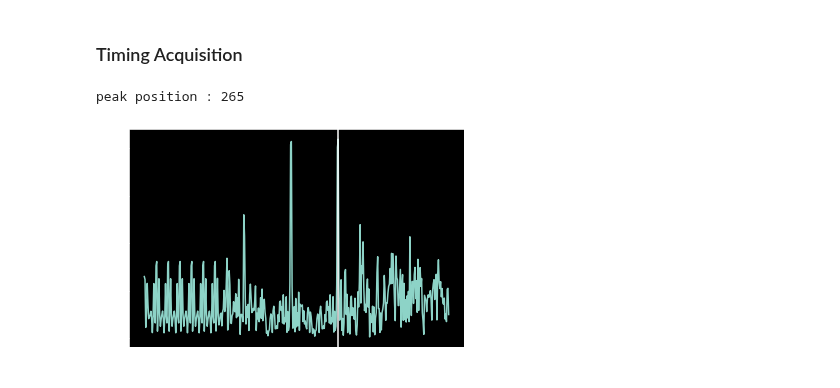
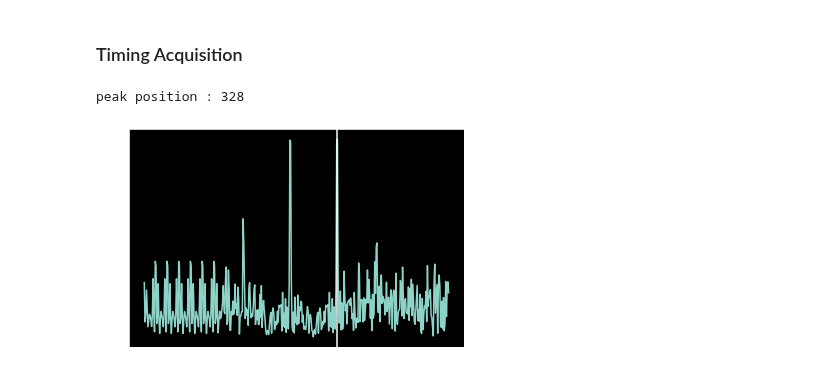
Before and after one commit to mohantyk/dsp_in_comm, a Jupyter notebook: chap6.ipynb, the cells around one changed output. Cells and saved outputs as stored; diff of their text form; code cells hidden in the pictures.

Commit message:
Add offsets to match book implementation

```diff
--- a/chap6.ipynb
+++ b/chap6.ipynb
@@ -385,13 +393,17 @@ long_train = long_training_sequence()
 long_training_symbol = long_train[32:32+64]
 L = np.sign(long_training_symbol.real)  + 1j*np.sign(long_training_symbol.imag)
 # %%
-cross_corr = abs( np.convolve(rx_20mhz, L, 'valid') )
+cross_corr = abs( np.correlate(rx_20mhz, L, 'valid') )
 peak_position = cross_corr.argmax()
+
 
 plt.plot( cross_corr )
 plt.axvline(x=peak_position)
 
+# Adjust peak position to align with the book's calculation
+peak_position += 64
+
 print('peak position : {}'.format(peak_position))
 # %% [output]
-peak position : 265
+peak position : 328
-[figure, old version]
+[figure, new version]
```
Also changed, not shown: parts of 6 cells of this notebook.
